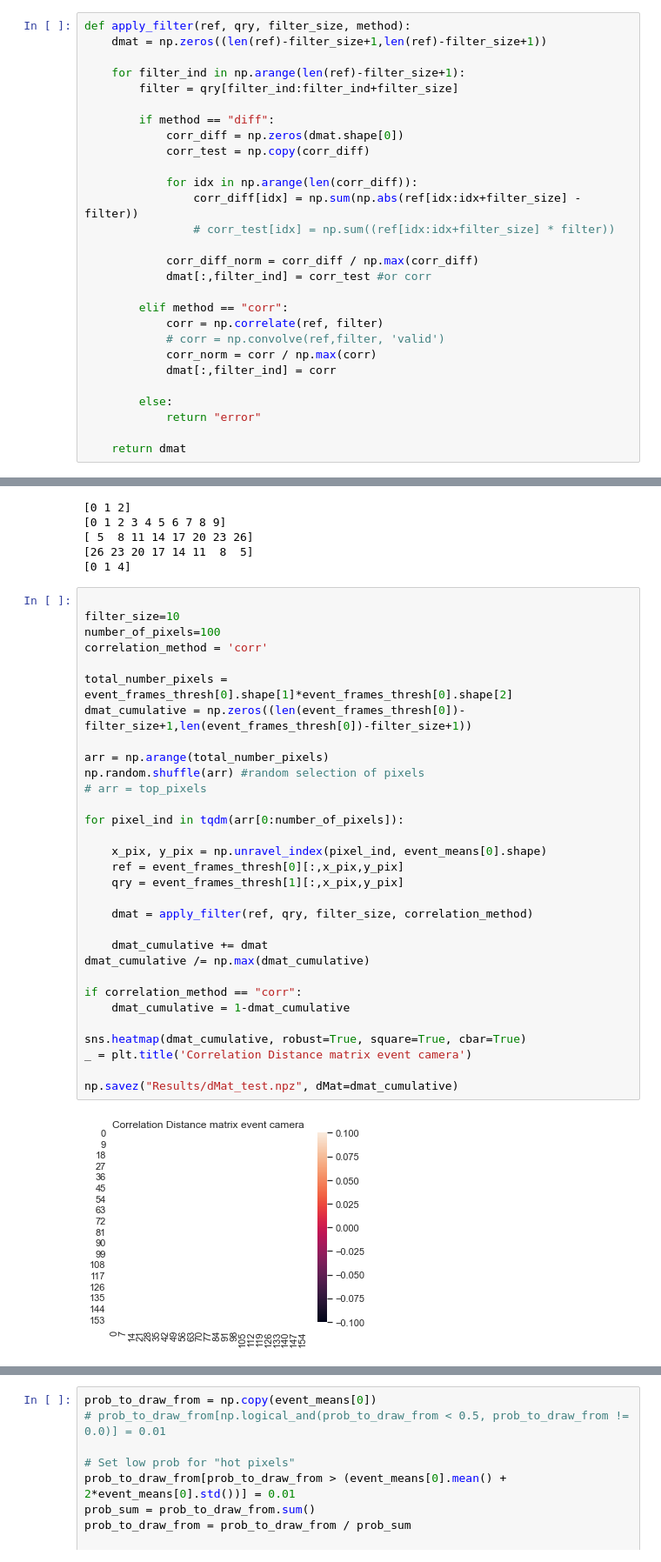
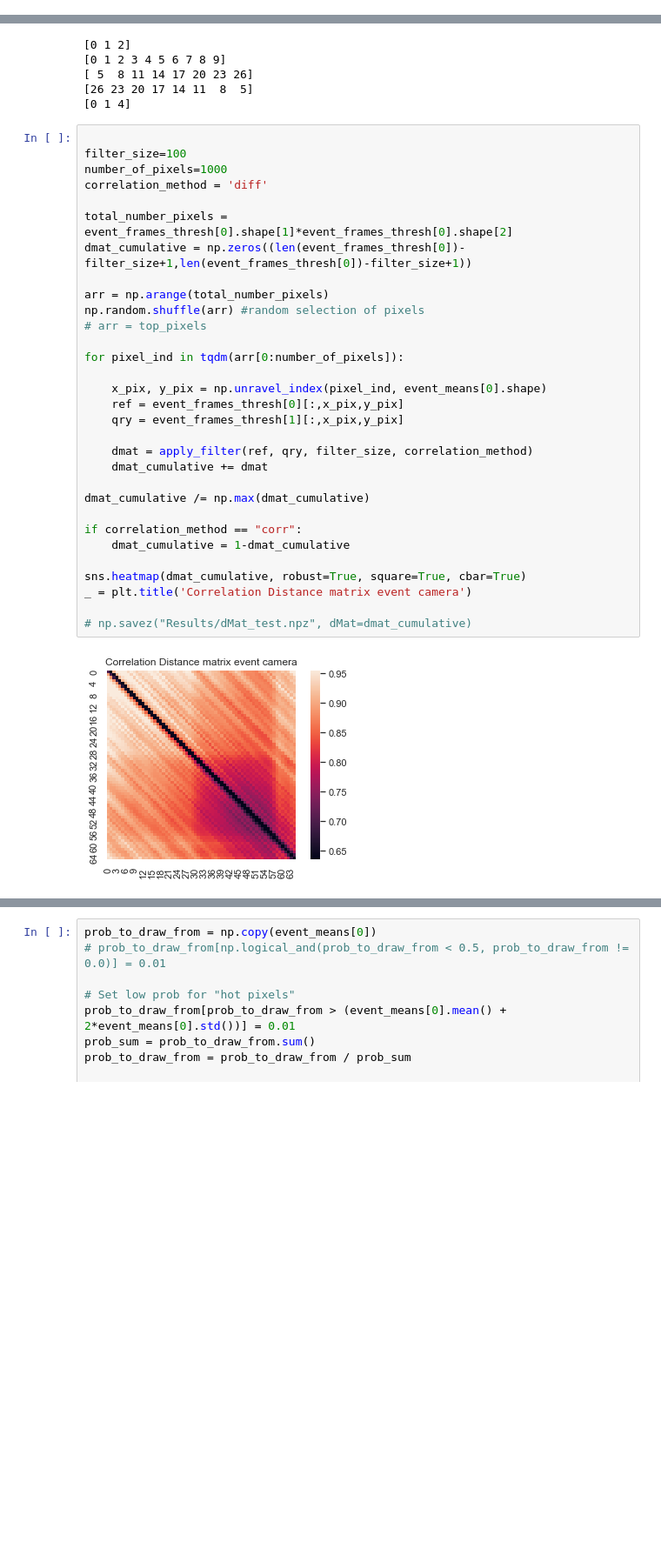
Before and after one commit to rblac5/Event_VPR, a Jupyter notebook: EventVPR_ProfileMatching.ipynb, the cells around one changed output, grey strips where cells are left out. Shown at 87% size. Drawn from its saved outputs; the diff is of its cells as text; blank space fills up the shorter version.

Commit message:
added a couple dmat plots of smoothed and total summmed profiles

```diff
--- a/EventVPR_ProfileMatching.ipynb
+++ b/EventVPR_ProfileMatching.ipynb
@@ -134,31 +180,3 @@ for event_frame_total in event_frames_thresh:
-# %%
-def apply_filter(ref, qry, filter_size, method):
-    dmat = np.zeros((len(ref)-filter_size+1,len(ref)-filter_size+1))
-
-    for filter_ind in np.arange(len(ref)-filter_size+1):
-        filter = qry[filter_ind:filter_ind+filter_size]
-
-        if method == "diff":
-            corr_diff = np.zeros(dmat.shape[0])
-            corr_test = np.copy(corr_diff)
-
-            for idx in np.arange(len(corr_diff)):
-                corr_diff[idx] = np.sum(np.abs(ref[idx:idx+filter_size] - filter))
-                # corr_test[idx] = np.sum((ref[idx:idx+filter_size] * filter))
-
-            corr_diff_norm = corr_diff / np.max(corr_diff)
-            dmat[:,filter_ind] = corr_test #or corr
-
-        elif method == "corr":
-            corr = np.correlate(ref, filter)
-            # corr = np.convolve(ref,filter, 'valid')
-            corr_norm = corr / np.max(corr)
-            dmat[:,filter_ind] = corr
-
-        else:
-            return "error"
-
-    return dmat
 # %%
 a = np.arange(10)
 f = np.arange(3)
@@ -179,37 +197,37 @@ print(f*f)
 [0 1 4]
 # %%
 
-filter_size=10
-number_of_pixels=100
-correlation_method = 'corr'
+filter_size=100
+number_of_pixels=1000
+correlation_method = 'diff'
 
 total_number_pixels = event_frames_thresh[0].shape[1]*event_frames_thresh[0].shape[2]
 dmat_cumulative = np.zeros((len(event_frames_thresh[0])-filter_size+1,len(event_frames_thresh[0])-filter_size+1))
 
 arr = np.arange(total_number_pixels)
 np.random.shuffle(arr) #random selection of pixels
 # arr = top_pixels
 
 for pixel_ind in tqdm(arr[0:number_of_pixels]):
 
     x_pix, y_pix = np.unravel_index(pixel_ind, event_means[0].shape)
     ref = event_frames_thresh[0][:,x_pix,y_pix]
     qry = event_frames_thresh[1][:,x_pix,y_pix]
 
     dmat = apply_filter(ref, qry, filter_size, correlation_method)
+    dmat_cumulative += dmat
 
-    dmat_cumulative += dmat
 dmat_cumulative /= np.max(dmat_cumulative)
 
 if correlation_method == "corr":
     dmat_cumulative = 1-dmat_cumulative
 
 sns.heatmap(dmat_cumulative, robust=True, square=True, cbar=True)
 _ = plt.title('Correlation Distance matrix event camera')
 
-np.savez("Results/dMat_test.npz", dMat=dmat_cumulative)
+# np.savez("Results/dMat_test.npz", dMat=dmat_cumulative)
 # %% [output]
-[figure, old version]
+[figure, new version]
 # %%
 
 ref_traverse = 0
```
Also changed, not shown: parts of 5 cells of this notebook.
